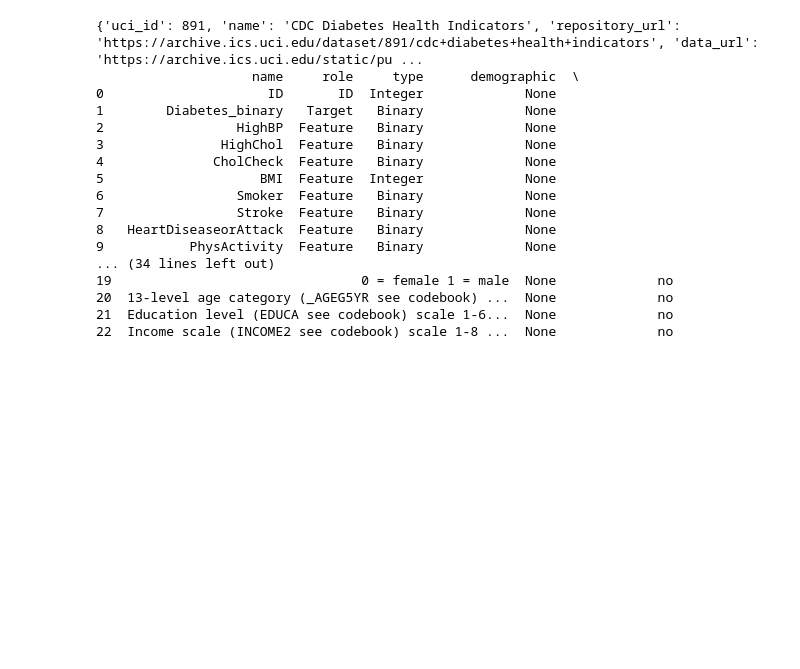
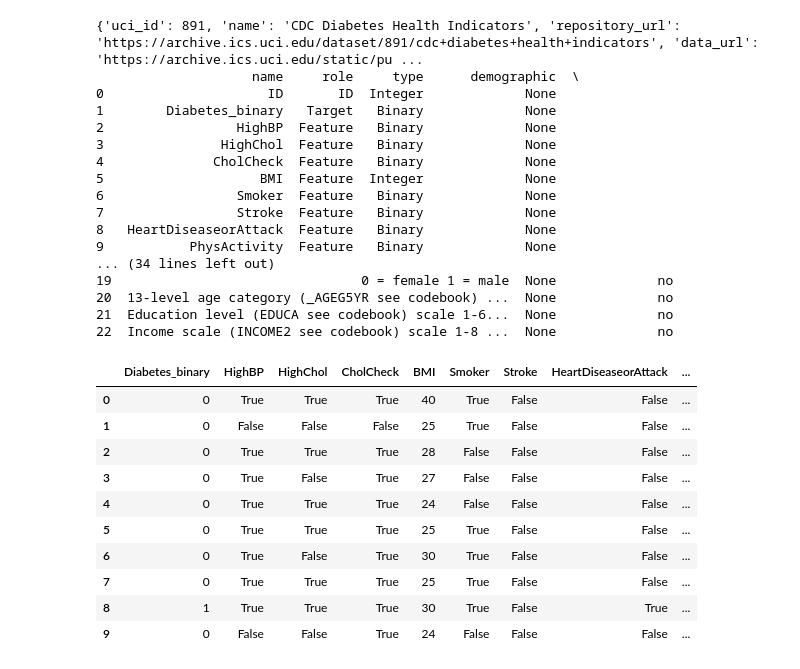
Before and after one commit to Gaddran/Tarea4MachineLearning, a Jupyter notebook: notebooks/Tarea4.ipynb, the cells around one changed output. Saved outputs shown, nothing was run; the diff lists cells and outputs as text; code cells hidden in the pictures; blank space fills up the shorter version.

```diff
--- a/notebooks/Tarea4.ipynb
+++ b/notebooks/Tarea4.ipynb
@@ -49,0 +66,16 @@ print(cdc_diabetes_health_indicators.variables)
+# %%
+# Mostrar las primeras 10 filas de los datos
+
+df0.head(10)
+# %% [output]
+|  | Diabetes_binary | HighBP | HighChol | CholCheck | BMI | Smoker | Stroke | HeartDiseaseorAttack | ... |
+| 0 | 0 | True | True | True | 40 | True | False | False | ... |
+| 1 | 0 | False | False | False | 25 | True | False | False | ... |
+| 2 | 0 | True | True | True | 28 | False | False | False | ... |
+| 3 | 0 | True | False | True | 27 | False | False | False | ... |
+| 4 | 0 | True | True | True | 24 | False | False | False | ... |
+| 5 | 0 | True | True | True | 25 | True | False | False | ... |
+| 6 | 0 | True | False | True | 30 | True | False | False | ... |
+| 7 | 0 | True | True | True | 25 | True | False | False | ... |
+| 8 | 1 | True | True | True | 30 | True | False | True | ... |
+| 9 | 0 | False | False | True | 24 | False | False | False | ... |
```
Also changed, not shown: parts of 15 cells of this notebook, 1 other file.
